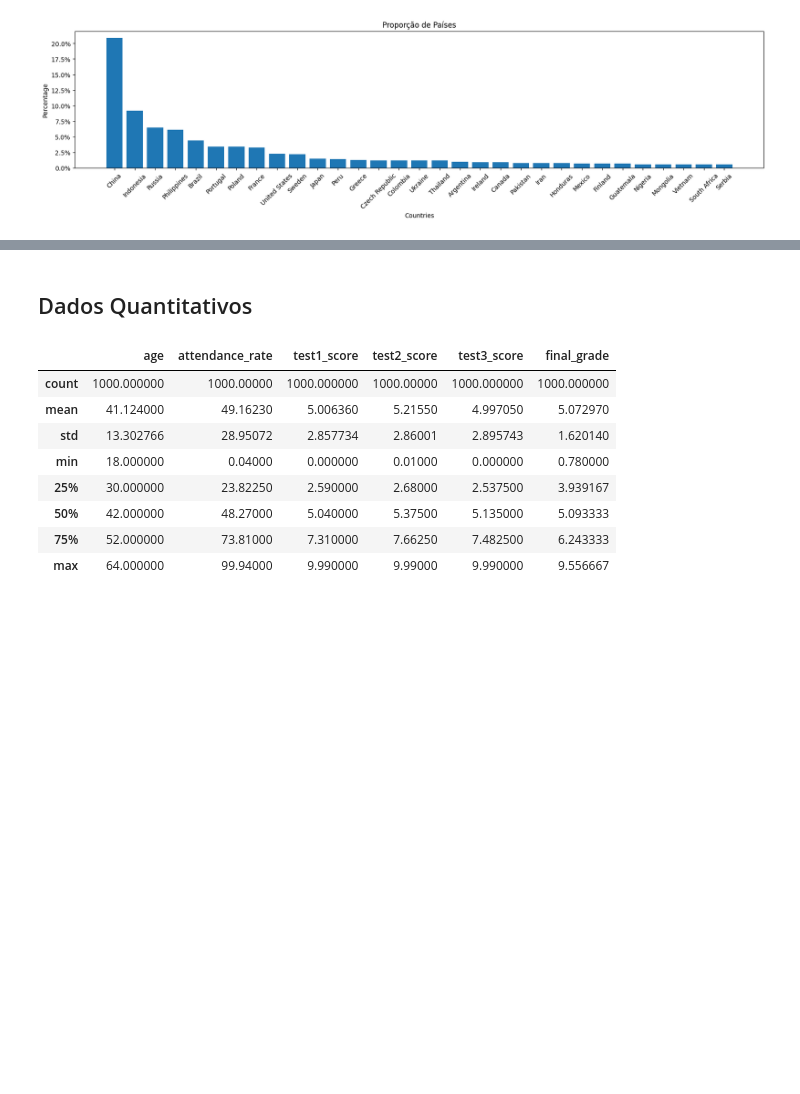
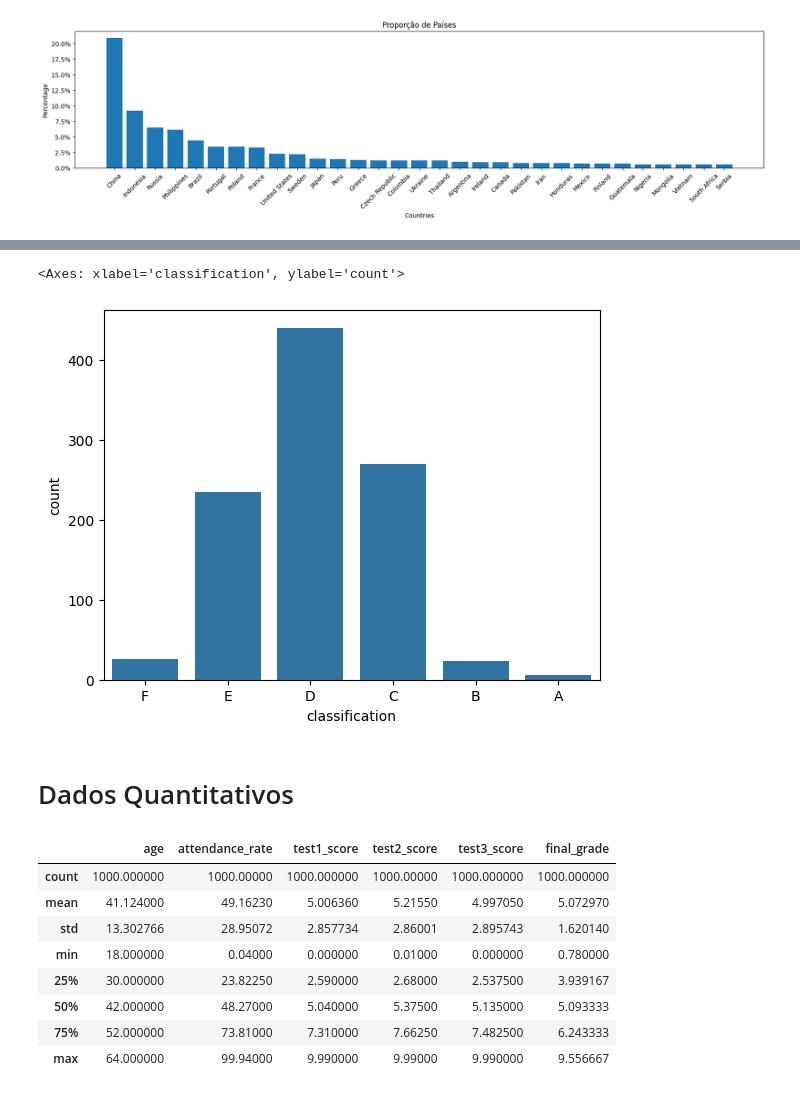
Before and after one commit to happo1/eda-students-performance, a Jupyter notebook: notebooks/eda.ipynb, the cells around one changed output, grey strips where cells are left out. Cells and saved outputs as stored; diff of their text form; code cells hidden in the pictures; blank space fills up the shorter version.

```diff
--- a/notebooks/eda.ipynb
+++ b/notebooks/eda.ipynb
@@ -62,7 +62,7 @@ df['final_grade'] = (df['test1_score']+df['test2_score']+df['test3_score'])/3
 # %%
 # Cria a coluna 'classification' para classificar as notas em A, B, C
 
-df['classification'] = pd.cut(df['final_grade'], bins=[0, 20, 40, 60, 80, 90, 100], labels=['F', 'E', 'D', 'C', 'B', 'A'], include_lowest=True)
+df['classification'] = pd.cut(df['final_grade'], bins=[0,  2, 4, 6, 8, 9, np.inf], labels=['F', 'E', 'D', 'C', 'B', 'A'], include_lowest=True)
 # %%
 # Separa os dados em qualitativos e quantitativos, removendo a coluna "student_id"
 
@@ -206,5 +232,10 @@ plt.savefig('../fig/countries.png', bbox_inches='tight')
+# %%
+sns.countplot(data=df, x='classification')
+# %% [output]
+<Axes: xlabel='classification', ylabel='count'>
+[figure, added]
 # %% [markdown]
-## Dados Quantitativos
+# Dados Quantitativos
 # %%
 df[quantitative].describe()
 # %% [output]
```
Also changed, not shown: parts of 7 cells of this notebook.
